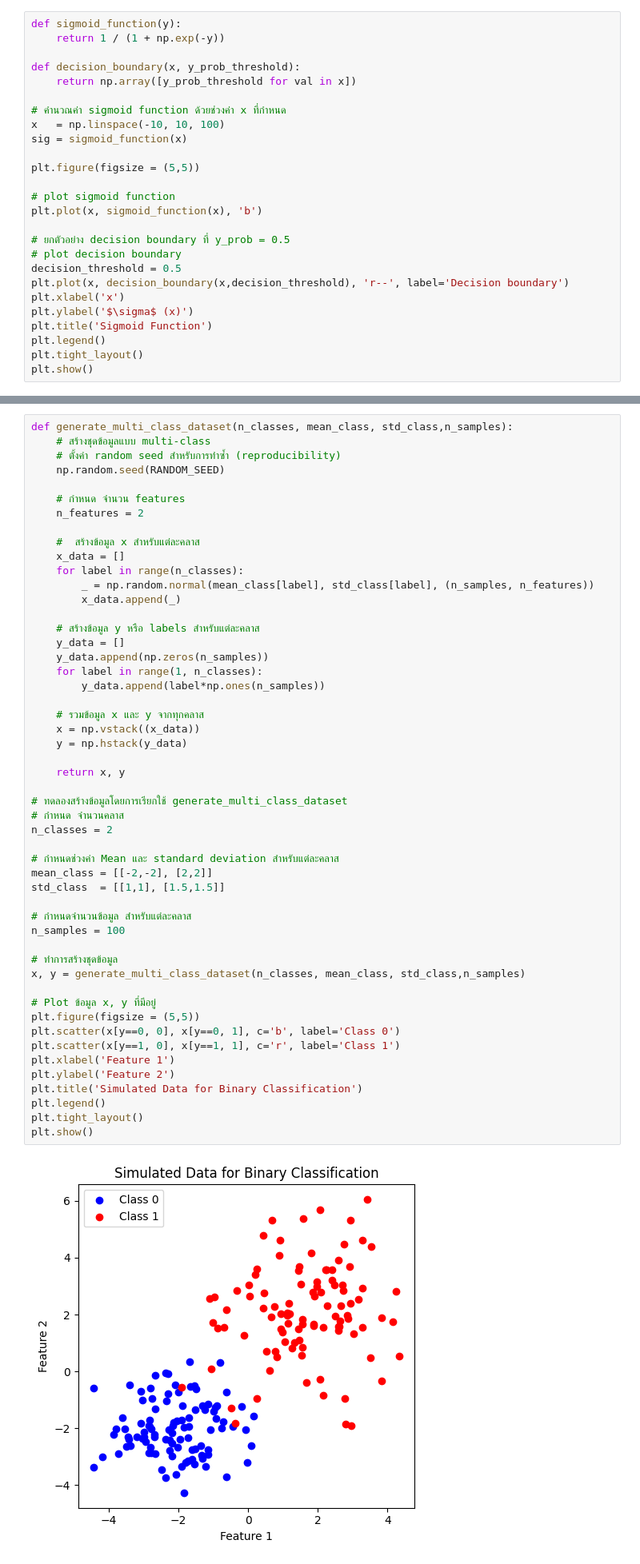
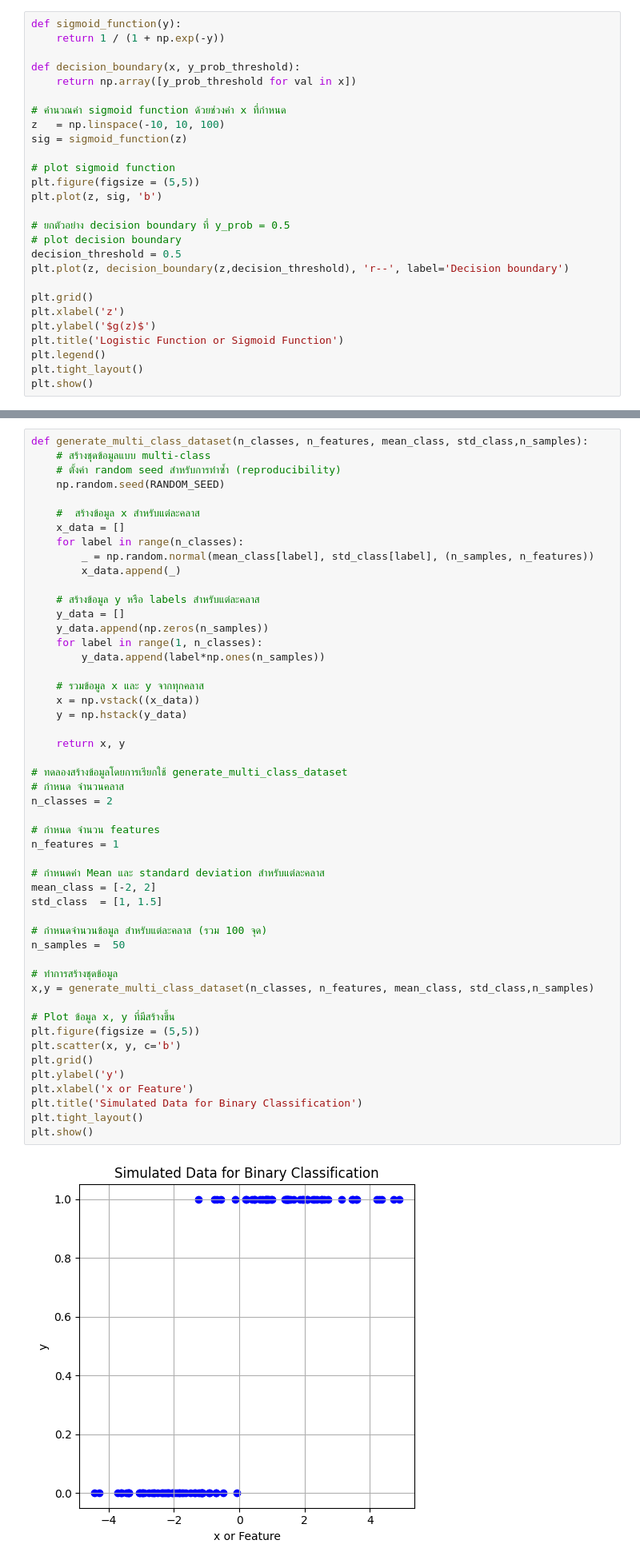
Before and after one commit to ichatnun/brainCodeCamp2023, a Jupyter notebook: Fundamentals/MachineLearning/logistic_regression.ipynb, the cells around one changed output, grey strips where cells are left out. Shown: that part at 80% size. Cells and saved outputs as stored; diff of their text form.

```diff
--- a/Fundamentals/MachineLearning/logistic_regression.ipynb
+++ b/Fundamentals/MachineLearning/logistic_regression.ipynb
@@ -78,21 +42,22 @@ def decision_boundary(x, y_prob_threshold):
     return np.array([y_prob_threshold for val in x])
 
 # คำนวณค่า sigmoid function ด้วยช่วงค่า x ที่กำหนด
-x   = np.linspace(-10, 10, 100)
-sig = sigmoid_function(x)
-
-plt.figure(figsize = (5,5))
+z   = np.linspace(-10, 10, 100)
+sig = sigmoid_function(z)
 
 # plot sigmoid function
-plt.plot(x, sigmoid_function(x), 'b')
+plt.figure(figsize = (5,5))
+plt.plot(z, sig, 'b')
 
 # ยกตัวอย่าง decision boundary ที่ y_prob = 0.5
 # plot decision boundary
 decision_threshold = 0.5
-plt.plot(x, decision_boundary(x,decision_threshold), 'r--', label='Decision boundary')
-plt.xlabel('x')
-plt.ylabel('$\sigma$ (x)')
-plt.title('Sigmoid Function')
+plt.plot(z, decision_boundary(z,decision_threshold), 'r--', label='Decision boundary')
+
+plt.grid()
+plt.xlabel('z')
+plt.ylabel('$g(z)$')
+plt.title('Logistic Function or Sigmoid Function')
 plt.legend()
 plt.tight_layout()
 plt.show()
@@ -153,53 +106,52 @@ Generate simulated 2-class data for binary classification with 2 features
 # %%
-def generate_multi_class_dataset(n_classes, mean_class, std_class,n_samples):
+def generate_multi_class_dataset(n_classes, n_features, mean_class, std_class,n_samples):
     # สร้างชุดข้อมูลแบบ multi-class
     # ตั้งค่า random seed สำหรับการทำซ้ำ (reproducibility)
     np.random.seed(RANDOM_SEED)
-
-    # กำหนด จำนวน features
-    n_features = 2
 
     #  สร้างข้อมูล x สำหรับแต่ละคลาส
     x_data = []
     for label in range(n_classes):
         _ = np.random.normal(mean_class[label], std_class[label], (n_samples, n_features))
         x_data.append(_)
 
     # สร้างข้อมูล y หรือ labels สำหรับแต่ละคลาส
     y_data = []
     y_data.append(np.zeros(n_samples))
     for label in range(1, n_classes):
         y_data.append(label*np.ones(n_samples))
 
     # รวมข้อมูล x และ y จากทุกคลาส
     x = np.vstack((x_data))
     y = np.hstack(y_data)
 
     return x, y
 
 # ทดลองสร้างข้อมูลโดยการเรียกใช้ generate_multi_class_dataset
 # กำหนด จำนวนคลาส
 n_classes = 2
 
-# กำหนดช่วงค่า Mean และ standard deviation สำหรับแต่ละคลาส
-mean_class = [[-2,-2], [2,2]]
-std_class  = [[1,1], [1.5,1.5]]
+# กำหนด จำนวน features
+n_features = 1
 
-# กำหนดจำนวนข้อมูล สำหรับแต่ละคลาส
-n_samples = 100
+# กำหนดค่า Mean และ standard deviation สำหรับแต่ละคลาส
+mean_class = [-2, 2]
+std_class  = [1, 1.5]
+
+# กำหนดจำนวนข้อมูล สำหรับแต่ละคลาส (รวม 100 จุด)
+n_samples =  50
 
 # ทำการสร้างชุดข้อมูล
-x, y = generate_multi_class_dataset(n_classes, mean_class, std_class,n_samples)
+x,y = generate_multi_class_dataset(n_classes, n_features, mean_class, std_class,n_samples)
 
-# Plot ข้อมูล x, y ที่มีอยู่
+# Plot ข้อมูล x, y ที่มีสร้างขึ้น
 plt.figure(figsize = (5,5))
-plt.scatter(x[y==0, 0], x[y==0, 1], c='b', label='Class 0')
-plt.scatter(x[y==1, 0], x[y==1, 1], c='r', label='Class 1')
-plt.xlabel('Feature 1')
-plt.ylabel('Feature 2')
+plt.scatter(x, y, c='b')
+plt.grid()
+plt.ylabel('y')
+plt.xlabel('x or Feature')
 plt.title('Simulated Data for Binary Classification')
-plt.legend()
 plt.tight_layout()
 plt.show()
 # %% [output]
-[figure, old version]
+[figure, new version]
```
Also changed, not shown: parts of 43 cells of this notebook, 1 other file.
